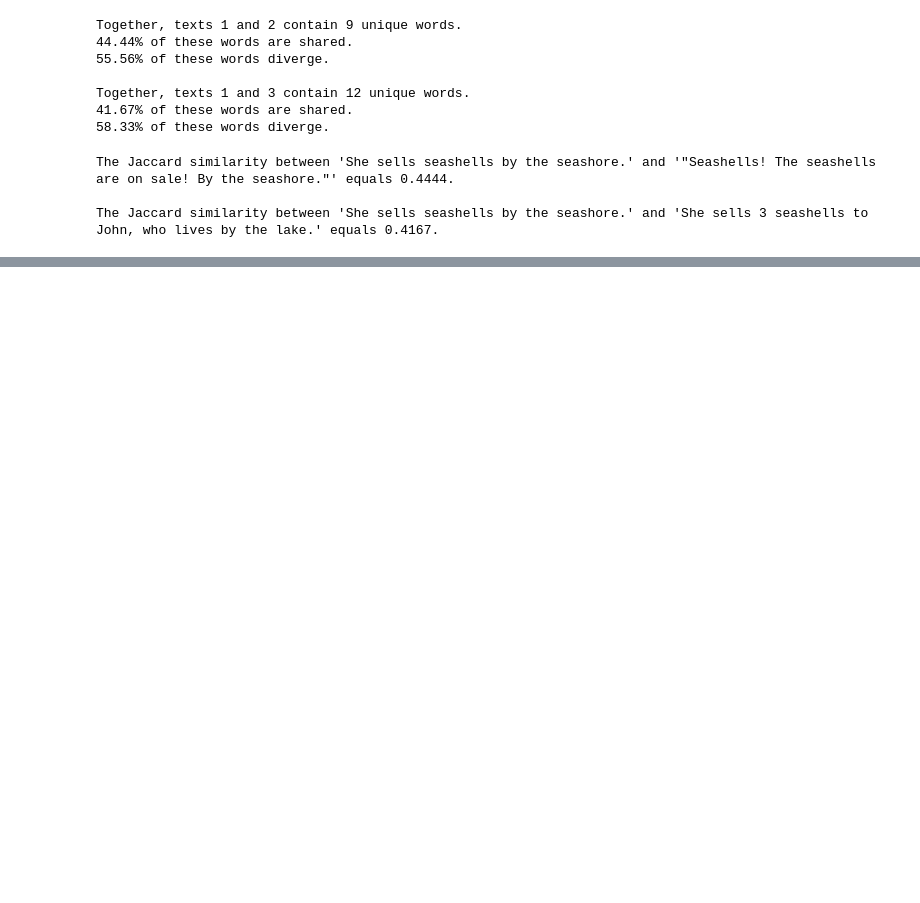
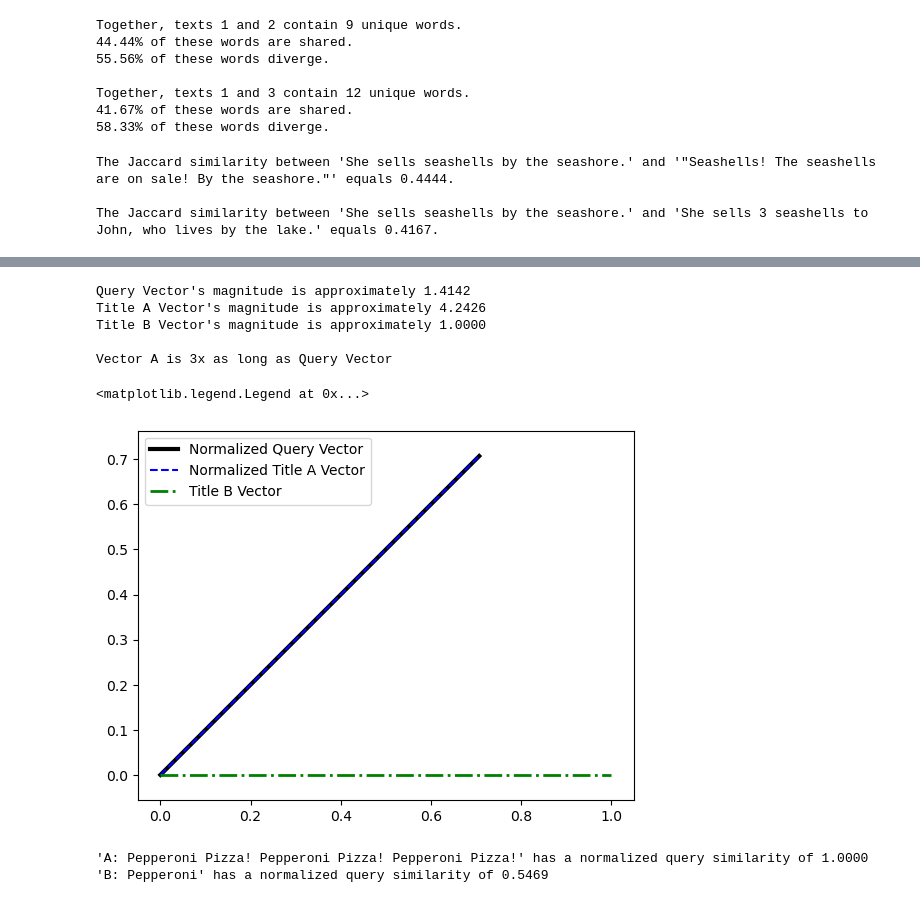
Before and after one commit to lesliebinbin/bootstrap-data-science, a Jupyter notebook: case04_study.ipynb, the cells around one changed output, grey strips where cells are left out. Saved outputs shown, nothing was run; the diff lists cells and outputs as text; code cells hidden in the pictures; blank space fills up the shorter version.

```diff
--- a/case04_study.ipynb
+++ b/case04_study.ipynb
@@ -200,0 +276,41 @@ for i, text in enumerate([text2, text3], 1):
+# %%
+for name, tf_vector in zip(vector_names, tf_search_vectors):
+    magnitude = euclidean(tf_vector, origin)
+    assert magnitude == norm(tf_vector)
+    assert magnitude == (tf_vector @ tf_vector) ** .5
+    print(f"{name}'s magnitude is approximately {magnitude:.4f}")
+magnitude_ratio = norm(title_a_vector) / norm(query_vector)
+print(f"\nVector A is {magnitude_ratio:.0f}x as long as Query Vector")
+# %% [output]
+Query Vector's magnitude is approximately 1.4142
+Title A Vector's magnitude is approximately 4.2426
+Title B Vector's magnitude is approximately 1.0000
+
+Vector A is 3x as long as Query Vector
+# %%
+unit_query_vector = query_vector / norm(query_vector)
+unit_title_a_vector = title_a_vector / norm(title_a_vector)
+assert np.allclose(unit_query_vector, unit_title_a_vector)
+unit_title_b_vector = title_b_vector
+# %%
+plt.plot([0, unit_query_vector[0]], [0, unit_query_vector[1]], c='k',
+linewidth=3, label='Normalized Query Vector')
+plt.plot([0, unit_title_a_vector[0]], [0, unit_title_a_vector[1]], c='b',
+linestyle='--', label='Normalized Title A Vector')
+plt.plot([0, unit_title_b_vector[0]], [0, unit_title_b_vector[1]], c='g',
+linewidth=2, linestyle='-.', label='Title B Vector')
+plt.axis('equal')
+plt.legend()
+# %% [output]
+<matplotlib.legend.Legend at 0x...>
+[figure, added]
+# %%
+unit_title_vectors = [unit_title_a_vector, unit_title_b_vector]
+similarities = [tanimoto_similarity(unit_query_vector, unit_title_vector) for unit_title_vector in unit_title_vectors]
+for index in sorted(range(len(titles)), key=lambda i: similarities[i], reverse=True):
+    title = titles[index]
+    similarity = similarities[index]
+    print(f"'{title}' has a normalized query similarity of {similarity:.4f}")
+# %% [output]
+'A: Pepperoni Pizza! Pepperoni Pizza! Pepperoni Pizza!' has a normalized query similarity of 1.0000
+'B: Pepperoni' has a normalized query similarity of 0.5469
```
Also changed, not shown: parts of 31 cells of this notebook.
